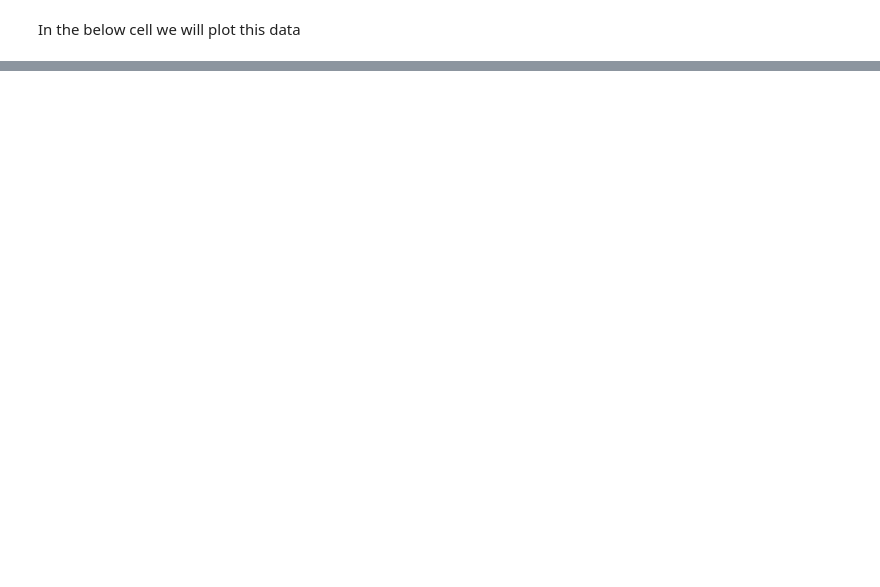
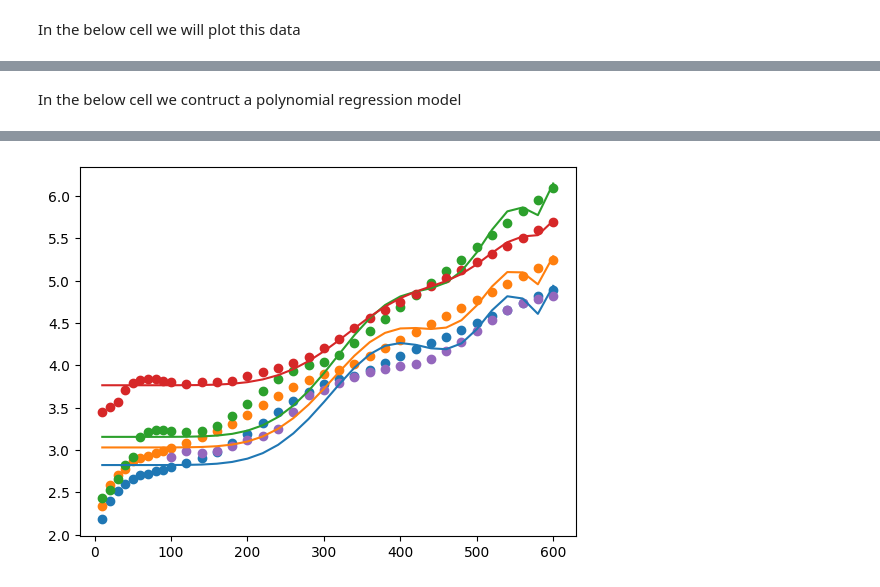
Before and after one commit to soulFood5632/GolfScorecard, a Jupyter notebook: RegressionModel/readAndPlotData.ipynb, the cells around one changed output, grey strips where cells are left out. Drawn from its saved outputs; the diff is of its cells as text; code cells hidden in the pictures; blank space fills up the shorter version.

```diff
--- a/RegressionModel/readAndPlotData.ipynb
+++ b/RegressionModel/readAndPlotData.ipynb
@@ -66,0 +106,68 @@ In the below cell we will plot this data
+# %% [markdown]
+In the below cell we contruct a polynomial regression model
+# %%
+from sklearn.preprocessing import PolynomialFeatures
+import numpy as np
+from sklearn.linear_model import LinearRegression
+from sklearn.metrics import mean_squared_error
+
+yData = [fairway, rough, sand, recovery]
+
+yPredicted = list()
+
+yardages = np.asarray(yardages)
+
+i = 0
+
+for data in yData:
+    currentBest = 2
+    currentFit = -100
+    for degree in range(2, 14):
+
+        poly = PolynomialFeatures(degree = degree, include_bias = False)
+
+        poly_features = poly.fit_transform(yardages.reshape(-1, 1))
+
+        poly_reg_model = LinearRegression()
+
+        poly_reg_model.fit(poly_features, data)
+
+        y_poly_pred = poly_reg_model.predict(poly_features)
+
+        rootMeanSquaredError = np.sqrt(mean_squared_error(data, y_poly_pred))
+
+        if currentFit < rootMeanSquaredError:
+            currentBest = degree
+            currentFit = rootMeanSquaredError
+
+
+
+    poly = PolynomialFeatures(degree = currentBest, include_bias = False)
+
+    poly_features = poly.fit_transform(yardages.reshape(-1, 1))
+
+    poly_reg_model = LinearRegression()
+
+    poly_reg_model.fit(poly_features, data)
+
+    yPredicted.append(poly_reg_model.predict(poly_features))
+
+    print(i)
+    print(currentBest)
+    print(poly_features)
+
+    i += 1
+
+for regressionModel in yPredicted:
+    plt.plot(yardages, regressionModel)
+
+
+
+plt.scatter(yardages, fairway, label = "Fairway")
+plt.scatter(yardages, rough, label = "Rough")
+plt.scatter(yardages, sand, label = "Sand")
+plt.scatter(yardages, recovery, label = "Recovery")
+plt.scatter(teeYardages, tee, label = "Tee")
+
+plt.show()
+# %% [output]
@@ -66,0 +191 @@ In the below cell we will plot this data
+[figure, added]
```
Also changed, not shown: parts of 3 cells of this notebook.
